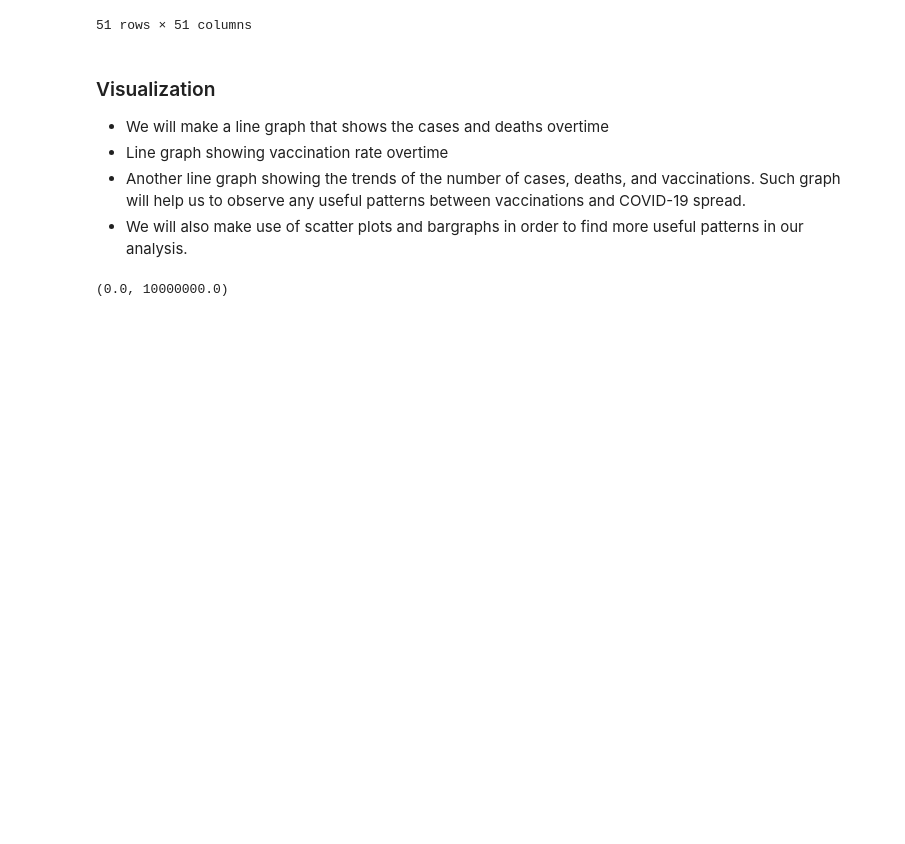
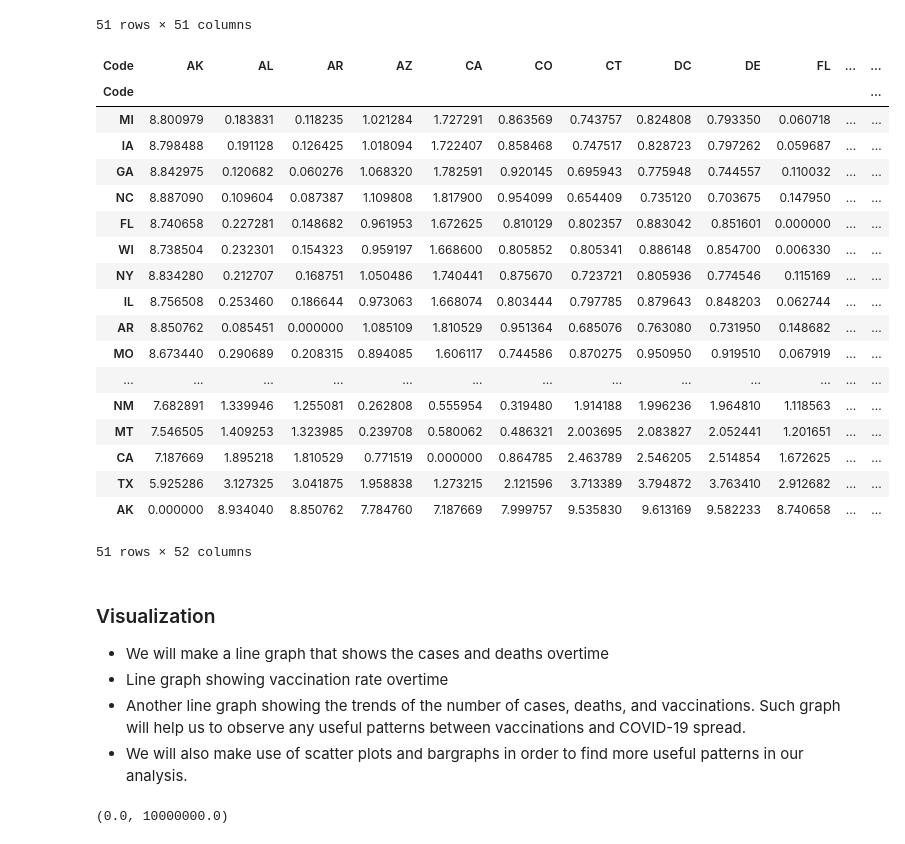
Before and after one commit to syao2017/Covid_Tracker, a Jupyter notebook: Team_Project_part_3.ipynb, the cells around one changed output. Cells and saved outputs as stored; diff of their text form; code cells hidden in the pictures; blank space fills up the shorter version.

Commit message:
Added the table with distance sums
Can draw conclusions now

```diff
--- a/Team_Project_part_3.ipynb
+++ b/Team_Project_part_3.ipynb
@@ -332,6 +332,56 @@ mainMatrix
 | WV | 10.413268 | 0.653178 | 0.681971 | 2.560904 | 2.626968 | 1.514528 | 0.501239 | 0.613040 | 0.570030 | 0.732626 | ... | ... |
 | WY | 8.993002 | 0.929157 | 0.882240 | 1.028304 | 1.294989 | 0.668255 | 2.060380 | 2.172147 | 2.129040 | 0.846316 | ... | ... |
 51 rows × 51 columns
+# %%
+compCopy = mainFrame.copy()
+compDF = compCopy[['Code', 'Cases Per Population Density', 'Vaccinations Per Population Density']]
+compDF
+
+compColumns = ['Cases Per Population Density', 'Vaccinations Per Population Density']
+quantative1 = compDF.copy()
+
+quantative1[compColumns] = quantative1.iloc[:, 1:].astype(float)
+mainCompare = pandas.DataFrame(index = quantative1.Code, columns = quantative1.Code, dtype = float)
+
+#create a copy so we can preserve the Locations column with all State names
+quantCopy = quantative1.copy()
+#set the index to be the state names
+quantative1 = quantative1.set_index('Code')
+#normalize the data
+compNorm = (quantative1 - quantative1.mean()) / quantative1.std()
+compNorm
+
+#create a distance matrix so that we can see distance correlations between states
+for r in range(len(compNorm.index)):
+    for c in range(r):
+        mainCompare.iloc[r, c] = mainCompare.iloc[c, r] = numpy.linalg.norm(compNorm.iloc[r] - compNorm.iloc[c])
+
+mainCompare = mainCompare.fillna(0)
+mainCompare
+
+mainCompare["Sum"] = mainCompare.sum(axis=1)
+mainCompare = mainCompare.sort_values(by="Sum")
+mainCompare
+# %% [output]
+| Code | AK | AL | AR | AZ | CA | CO | CT | DC | DE | FL | ... | ... |
+| Code |  |  |  |  |  |  |  |  |  |  |  | ... |
+| MI | 8.800979 | 0.183831 | 0.118235 | 1.021284 | 1.727291 | 0.863569 | 0.743757 | 0.824808 | 0.793350 | 0.060718 | ... | ... |
+| IA | 8.798488 | 0.191128 | 0.126425 | 1.018094 | 1.722407 | 0.858468 | 0.747517 | 0.828723 | 0.797262 | 0.059687 | ... | ... |
+| GA | 8.842975 | 0.120682 | 0.060276 | 1.068320 | 1.782591 | 0.920145 | 0.695943 | 0.775948 | 0.744557 | 0.110032 | ... | ... |
+| NC | 8.887090 | 0.109604 | 0.087387 | 1.109808 | 1.817900 | 0.954099 | 0.654409 | 0.735120 | 0.703675 | 0.147950 | ... | ... |
+| FL | 8.740658 | 0.227281 | 0.148682 | 0.961953 | 1.672625 | 0.810129 | 0.802357 | 0.883042 | 0.851601 | 0.000000 | ... | ... |
+| WI | 8.738504 | 0.232301 | 0.154323 | 0.959197 | 1.668600 | 0.805852 | 0.805341 | 0.886148 | 0.854700 | 0.006330 | ... | ... |
+| NY | 8.834280 | 0.212707 | 0.168751 | 1.050486 | 1.740441 | 0.875670 | 0.723721 | 0.805936 | 0.774546 | 0.115169 | ... | ... |
+| IL | 8.756508 | 0.253460 | 0.186644 | 0.973063 | 1.668074 | 0.803444 | 0.797785 | 0.879643 | 0.848203 | 0.062744 | ... | ... |
+| AR | 8.850762 | 0.085451 | 0.000000 | 1.085109 | 1.810529 | 0.951364 | 0.685076 | 0.763080 | 0.731950 | 0.148682 | ... | ... |
+| MO | 8.673440 | 0.290689 | 0.208315 | 0.894085 | 1.606117 | 0.744586 | 0.870275 | 0.950950 | 0.919510 | 0.067919 | ... | ... |
+| ... | ... | ... | ... | ... | ... | ... | ... | ... | ... | ... | ... | ... |
+| NM | 7.682891 | 1.339946 | 1.255081 | 0.262808 | 0.555954 | 0.319480 | 1.914188 | 1.996236 | 1.964810 | 1.118563 | ... | ... |
+| MT | 7.546505 | 1.409253 | 1.323985 | 0.239708 | 0.580062 | 0.486321 | 2.003695 | 2.083827 | 2.052441 | 1.201651 | ... | ... |
+| CA | 7.187669 | 1.895218 | 1.810529 | 0.771519 | 0.000000 | 0.864785 | 2.463789 | 2.546205 | 2.514854 | 1.672625 | ... | ... |
+| TX | 5.925286 | 3.127325 | 3.041875 | 1.958838 | 1.273215 | 2.121596 | 3.713389 | 3.794872 | 3.763410 | 2.912682 | ... | ... |
+| AK | 0.000000 | 8.934040 | 8.850762 | 7.784760 | 7.187669 | 7.999757 | 9.535830 | 9.613169 | 9.582233 | 8.740658 | ... | ... |
+51 rows × 52 columns
 # %% [markdown]
 ### Visualization
 
```
